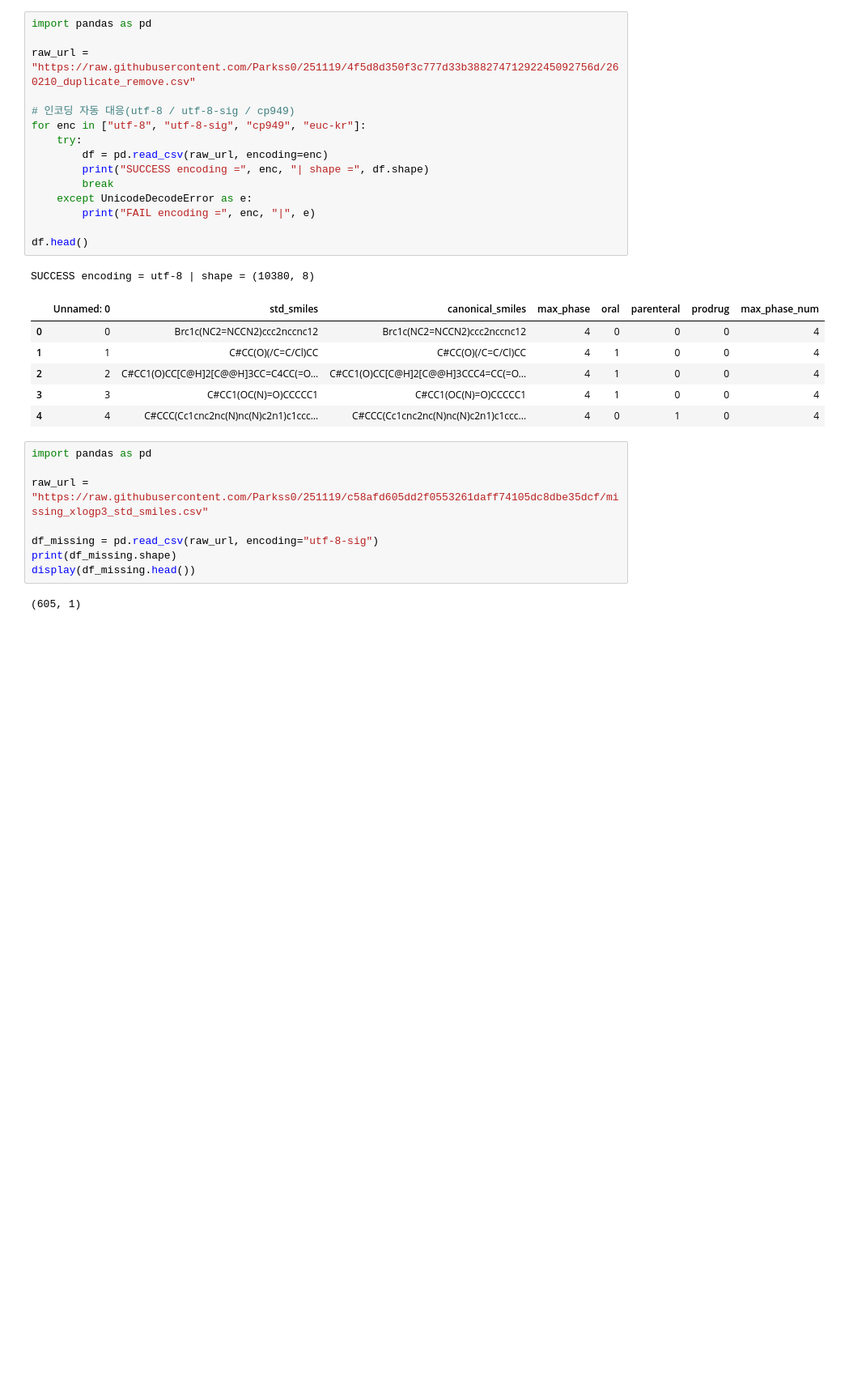
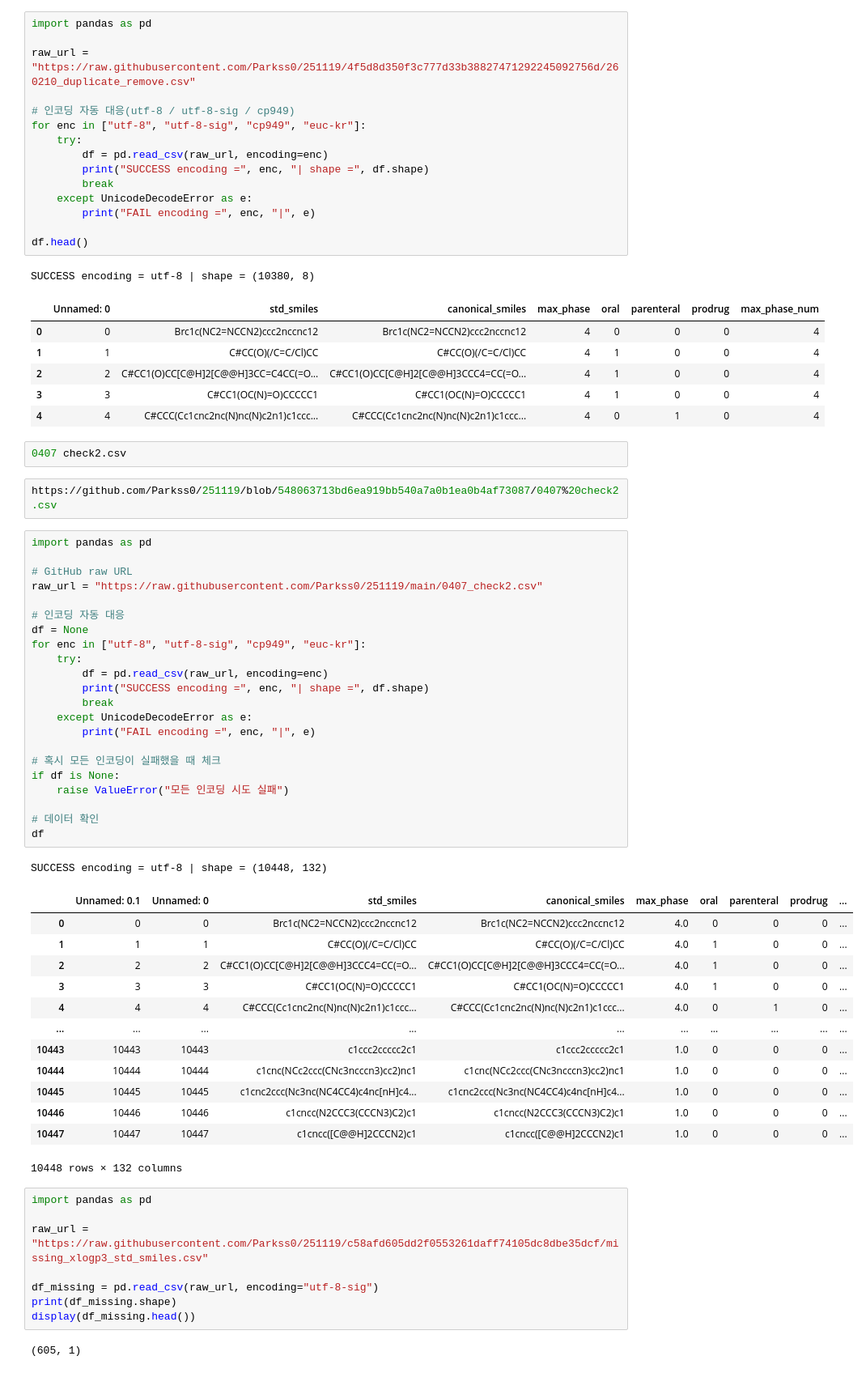
Before and after one commit to Parkss0/251119, a Jupyter notebook: 260211_canonical.ipynb, the cells around one changed output. Shown at 81% size. Drawn from its saved outputs; the diff is of its cells as text; blank space fills up the shorter version.

```diff
--- a/260211_canonical.ipynb
+++ b/260211_canonical.ipynb
@@ -21,6 +21,47 @@ SUCCESS encoding = utf-8 | shape = (10380, 8)
 | 2 | 2 | C#CC1(O)CC[C@H]2[C@@H]3CC=C4CC(=O... | C#CC1(O)CC[C@H]2[C@@H]3CCC4=CC(=O... | 4 | 1 | 0 | 0 | 4 |
 | 3 | 3 | C#CC1(OC(N)=O)CCCCC1 | C#CC1(OC(N)=O)CCCCC1 | 4 | 1 | 0 | 0 | 4 |
 | 4 | 4 | C#CCC(Cc1cnc2nc(N)nc(N)c2n1)c1ccc... | C#CCC(Cc1cnc2nc(N)nc(N)c2n1)c1ccc... | 4 | 0 | 1 | 0 | 4 |
+# %%
+0407 check2.csv
+# %%
+https://github.com/Parkss0/251119/blob/548063713bd6ea919bb540a7a0b1ea0b4af73087/0407%20check2.csv
+# %%
+import pandas as pd
+
+# GitHub raw URL
+raw_url = "https://raw.githubusercontent.com/Parkss0/251119/main/0407_check2.csv"
+
+# 인코딩 자동 대응
+df = None
+for enc in ["utf-8", "utf-8-sig", "cp949", "euc-kr"]:
+    try:
+        df = pd.read_csv(raw_url, encoding=enc)
+        print("SUCCESS encoding =", enc, "| shape =", df.shape)
+        break
+    except UnicodeDecodeError as e:
+        print("FAIL encoding =", enc, "|", e)
+
+# 혹시 모든 인코딩이 실패했을 때 체크
+if df is None:
+    raise ValueError("모든 인코딩 시도 실패")
+
+# 데이터 확인
+df
+# %% [output]
+SUCCESS encoding = utf-8 | shape = (10448, 132)
+|  | Unnamed: 0.1 | Unnamed: 0 | std_smiles | canonical_smiles | max_phase | oral | parenteral | prodrug | ... |
+| 0 | 0 | 0 | Brc1c(NC2=NCCN2)ccc2nccnc12 | Brc1c(NC2=NCCN2)ccc2nccnc12 | 4.0 | 0 | 0 | 0 | ... |
+| 1 | 1 | 1 | C#CC(O)(/C=C/Cl)CC | C#CC(O)(/C=C/Cl)CC | 4.0 | 1 | 0 | 0 | ... |
+| 2 | 2 | 2 | C#CC1(O)CC[C@H]2[C@@H]3CCC4=CC(=O... | C#CC1(O)CC[C@H]2[C@@H]3CCC4=CC(=O... | 4.0 | 1 | 0 | 0 | ... |
+| 3 | 3 | 3 | C#CC1(OC(N)=O)CCCCC1 | C#CC1(OC(N)=O)CCCCC1 | 4.0 | 1 | 0 | 0 | ... |
+| 4 | 4 | 4 | C#CCC(Cc1cnc2nc(N)nc(N)c2n1)c1ccc... | C#CCC(Cc1cnc2nc(N)nc(N)c2n1)c1ccc... | 4.0 | 0 | 1 | 0 | ... |
+| ... | ... | ... | ... | ... | ... | ... | ... | ... | ... |
+| 10443 | 10443 | 10443 | c1ccc2ccccc2c1 | c1ccc2ccccc2c1 | 1.0 | 0 | 0 | 0 | ... |
+| 10444 | 10444 | 10444 | c1cnc(NCc2ccc(CNc3ncccn3)cc2)nc1 | c1cnc(NCc2ccc(CNc3ncccn3)cc2)nc1 | 1.0 | 0 | 0 | 0 | ... |
+| 10445 | 10445 | 10445 | c1cnc2ccc(Nc3nc(NC4CC4)c4nc[nH]c4... | c1cnc2ccc(Nc3nc(NC4CC4)c4nc[nH]c4... | 1.0 | 0 | 0 | 0 | ... |
+| 10446 | 10446 | 10446 | c1cncc(N2CCC3(CCCN3)C2)c1 | c1cncc(N2CCC3(CCCN3)C2)c1 | 1.0 | 0 | 0 | 0 | ... |
+| 10447 | 10447 | 10447 | c1cncc([C@@H]2CCCN2)c1 | c1cncc([C@@H]2CCCN2)c1 | 1.0 | 0 | 0 | 0 | ... |
+10448 rows × 132 columns
 # %%
 import pandas as pd
 
```
Also changed, not shown: parts of 1 cell of this notebook.
